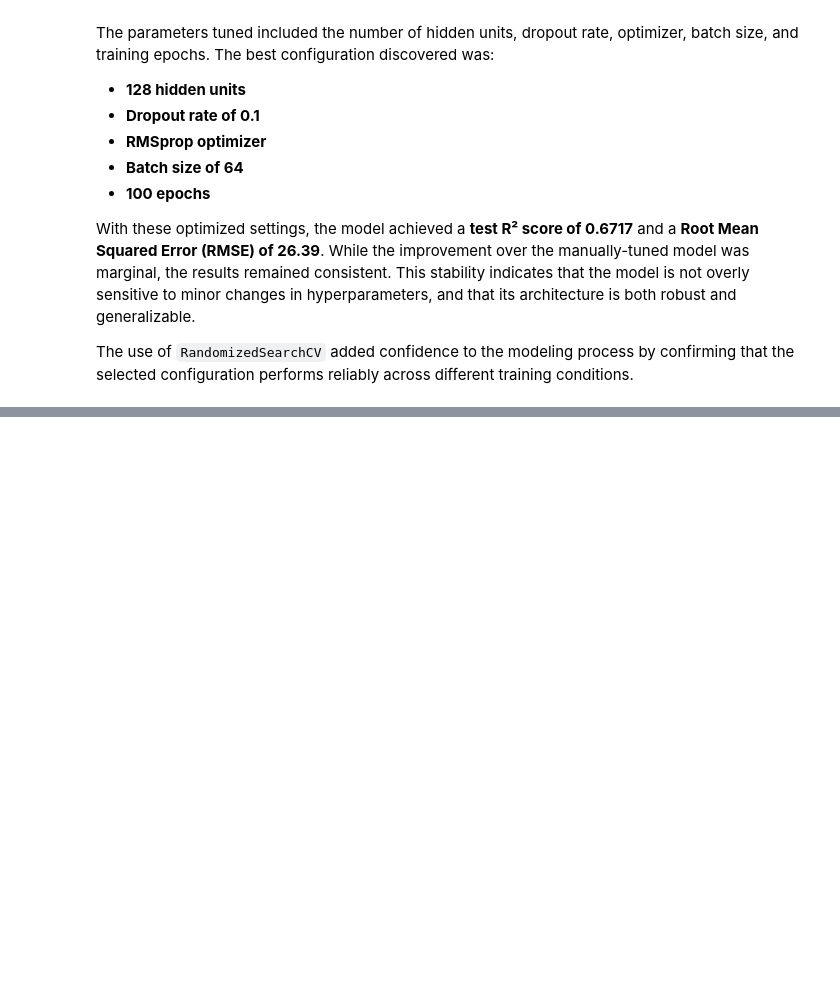
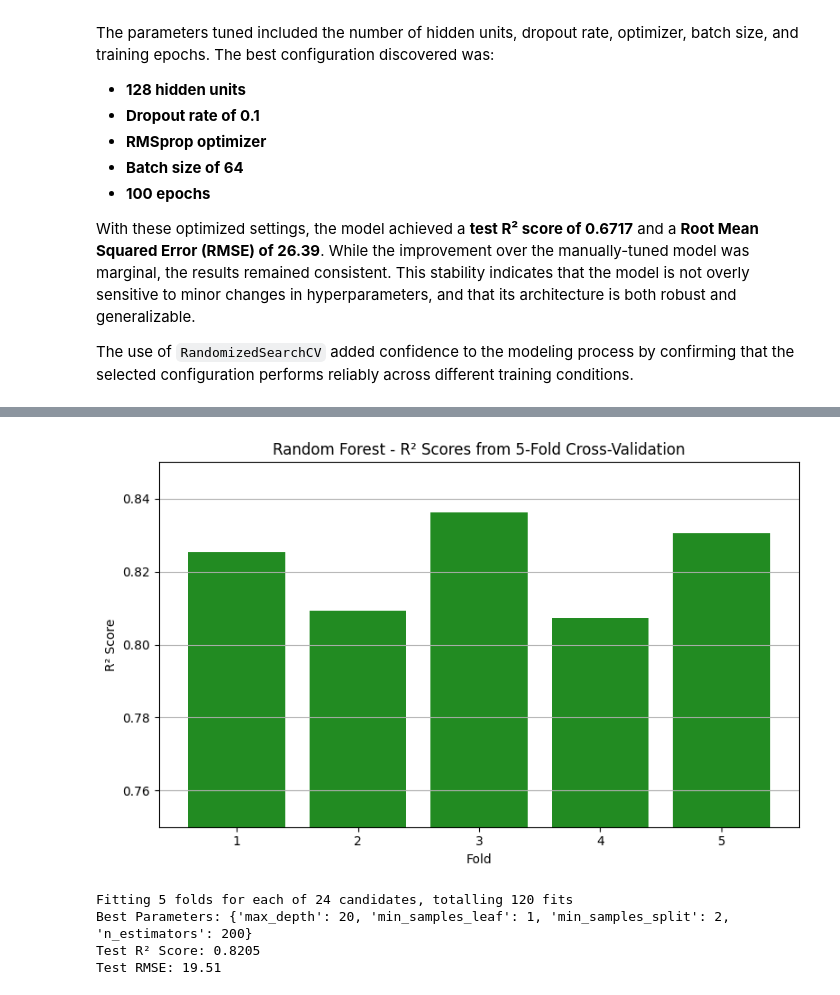
Before and after one commit to Ahmad-385/Income-prediction-Sentiment-analysis, a Jupyter notebook: ML-CA2.ipynb, the cells around one changed output, grey strips where cells are left out. Cells and saved outputs as stored; diff of their text form; code cells hidden in the pictures; blank space fills up the shorter version.

```diff
--- a/ML-CA2.ipynb
+++ b/ML-CA2.ipynb
@@ -594,0 +662,61 @@ The use of `RandomizedSearchCV` added confidence to the modeling process by conf
+# %%
+# R² scores from cross-validation
+cv_scores = [0.8253, 0.8092, 0.8363, 0.8074, 0.8306]
+
+# Plot
+plt.figure(figsize=(8, 5))
+plt.bar(range(1, 6), cv_scores, color='forestgreen')
+plt.title('Random Forest - R² Scores from 5-Fold Cross-Validation')
+plt.xlabel('Fold')
+plt.ylabel('R² Score')
+plt.ylim(0.75, 0.85)
+plt.xticks(range(1, 6))
+plt.grid(axis='y')
+plt.tight_layout()
+plt.show()
+# %% [output]
+[figure, added]
+# %%
+from sklearn.model_selection import GridSearchCV
+
+# Define parameter grid
+param_grid = {
+    'n_estimators': [100, 200],
+    'max_depth': [10, 20, None],
+    'min_samples_split': [2, 5],
+    'min_samples_leaf': [1, 2]
+}
+
+# Set up the base model
+rf = RandomForestRegressor(random_state=42)
+
+# Set up GridSearchCV
+grid_search = GridSearchCV(
+    estimator=rf,
+    param_grid=param_grid,
+    cv=5,
+    scoring='r2',
+    n_jobs=-1,
+    verbose=2
+)
+
+# Fit to the training data
+grid_search.fit(X_train, y_train)
+
+# Get the best model
+best_rf = grid_search.best_estimator_
+
+# Evaluate on test set
+r2_test = best_rf.score(X_test, y_test)
+y_pred = best_rf.predict(X_test)
+rmse = np.sqrt(mean_squared_error(y_test, y_pred))
+
+# Print results
+print("Best Parameters:", grid_search.best_params_)
+print(f"Test R² Score: {r2_test:.4f}")
+print(f"Test RMSE: {rmse:.2f}")
+# %% [output]
+Fitting 5 folds for each of 24 candidates, totalling 120 fits
+Best Parameters: {'max_depth': 20, 'min_samples_leaf': 1, 'min_samples_split': 2, 'n_estimators': 200}
+Test R² Score: 0.8205
+Test RMSE: 19.51
```
Also changed, not shown: parts of 21 cells of this notebook.
